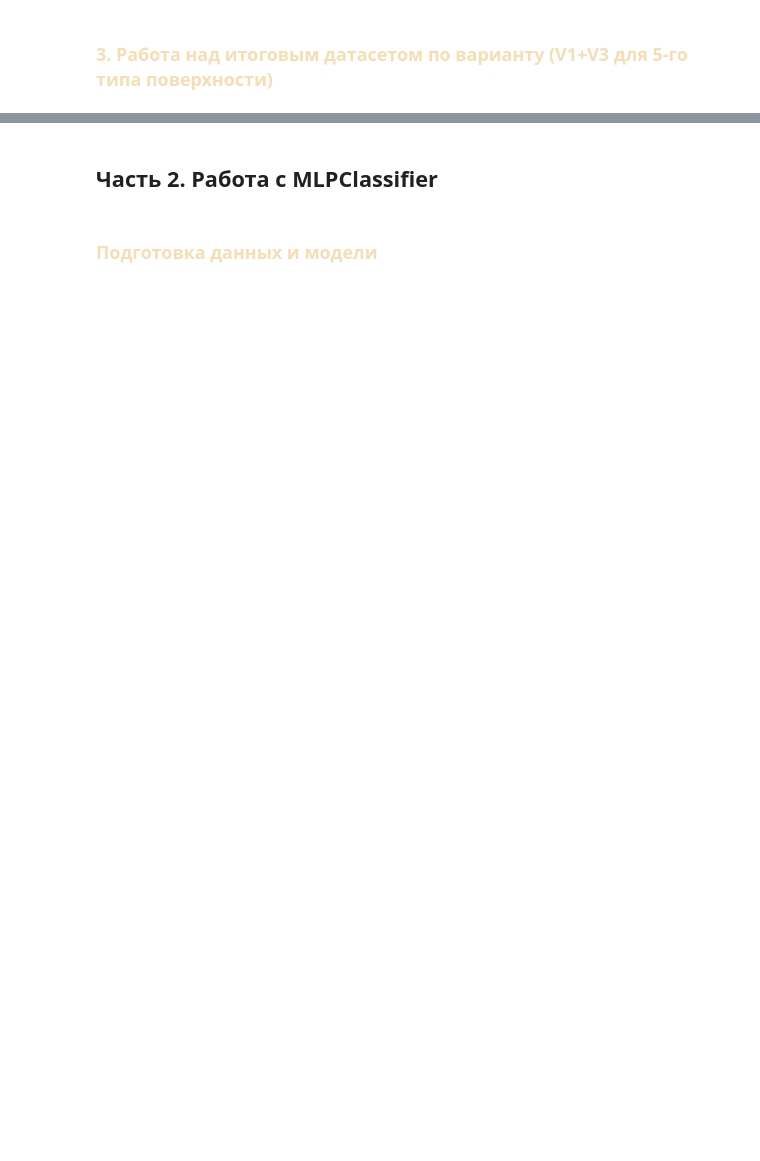
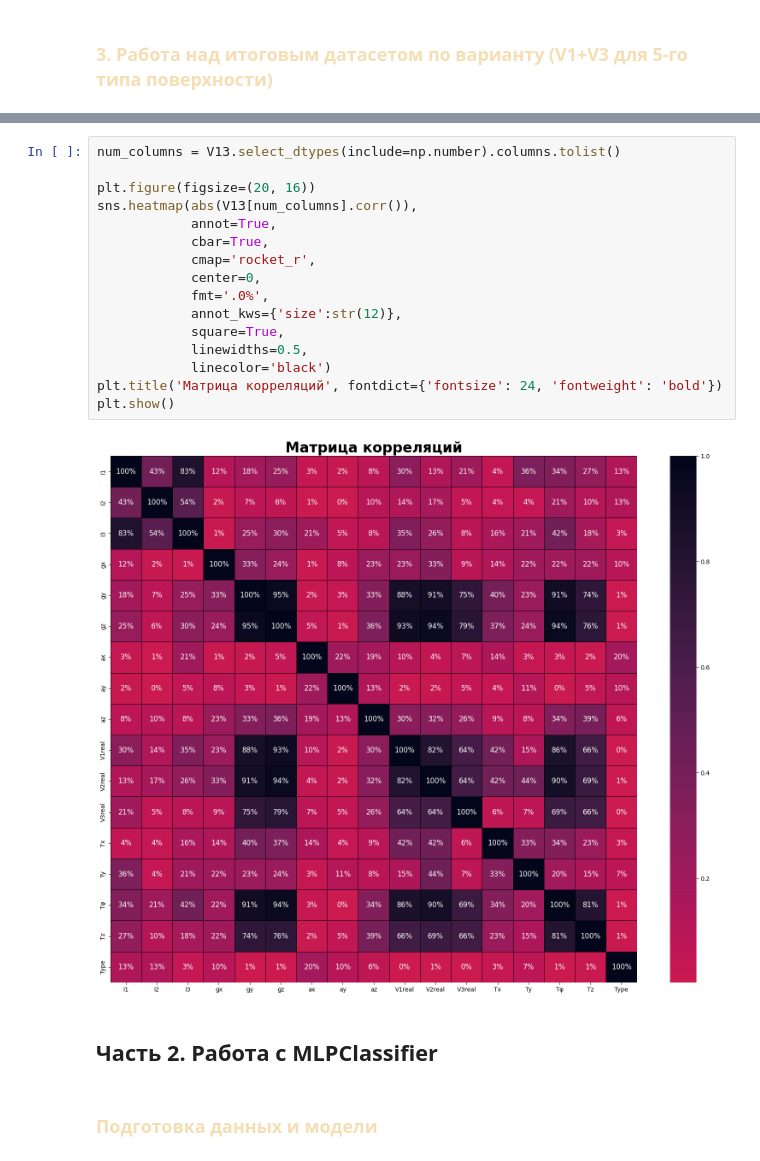
Before and after one commit to Bexaric/LB3_ML_Yakushev, a Jupyter notebook: notebook/Part3_test.ipynb, the cells around one changed output, grey strips where cells are left out. Drawn from its saved outputs; the diff is of its cells as text; blank space fills up the shorter version.

```diff
--- a/notebook/Part3_test.ipynb
+++ b/notebook/Part3_test.ipynb
@@ -316,3 +356,21 @@ plt.show()
+# %%
+num_columns = V13.select_dtypes(include=np.number).columns.tolist()
+
+plt.figure(figsize=(20, 16))
+sns.heatmap(abs(V13[num_columns].corr()),
+            annot=True,
+            cbar=True,
+            cmap='rocket_r',
+            center=0,
+            fmt='.0%',
+            annot_kws={'size':str(12)},
+            square=True,
+            linewidths=0.5,
+            linecolor='black')
+plt.title('Матрица корреляций', fontdict={'fontsize': 24, 'fontweight': 'bold'})
+plt.show()
+# %% [output]
+[figure, added]
 # %% [markdown]
 ## Часть 2. Работа с MLPClassifier
 # %% [markdown]
```
Also changed, not shown: parts of 21 cells of this notebook, 41 other files.
